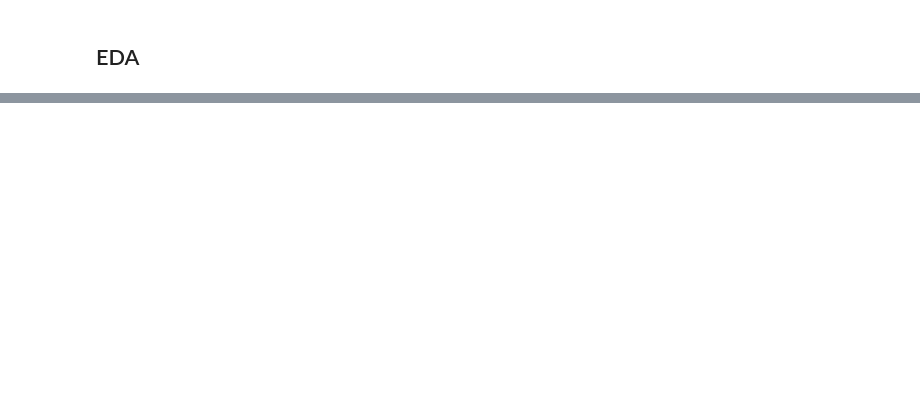
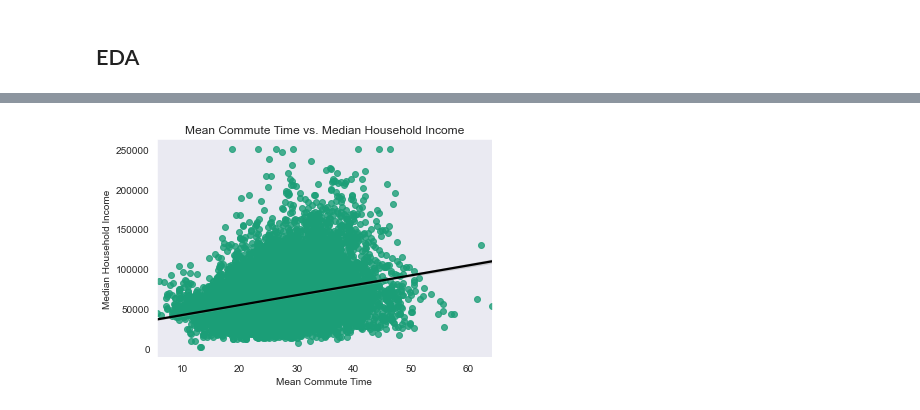
Before and after one commit to MLondon1027/Relocation_Recommender_System, a Jupyter notebook: Real_Estate_Recommender.ipynb, the cells around one changed output, grey strips where cells are left out. Saved outputs shown, nothing was run; the diff lists cells and outputs as text; code cells hidden in the pictures; blank space fills up the shorter version.

```diff
--- a/Real_Estate_Recommender.ipynb
+++ b/Real_Estate_Recommender.ipynb
@@ -662,0 +728,10 @@ final.info(verbose=True)
+# %%
+sns.set_palette("Dark2")
+sns.set_style("dark")
+ax = sns.regplot(x='Mean_Commute_Time',
+                 y='Median_HH_Income', data=final, line_kws= {"color": 'black'})
+ax.set_title("Mean Commute Time vs. Median Household Income")
+ax.set_xlabel('Mean Commute Time')
+ax.set_ylabel('Median Household Income');
+# %% [output]
+[figure, added]
```
Also changed, not shown: parts of 27 cells of this notebook.
